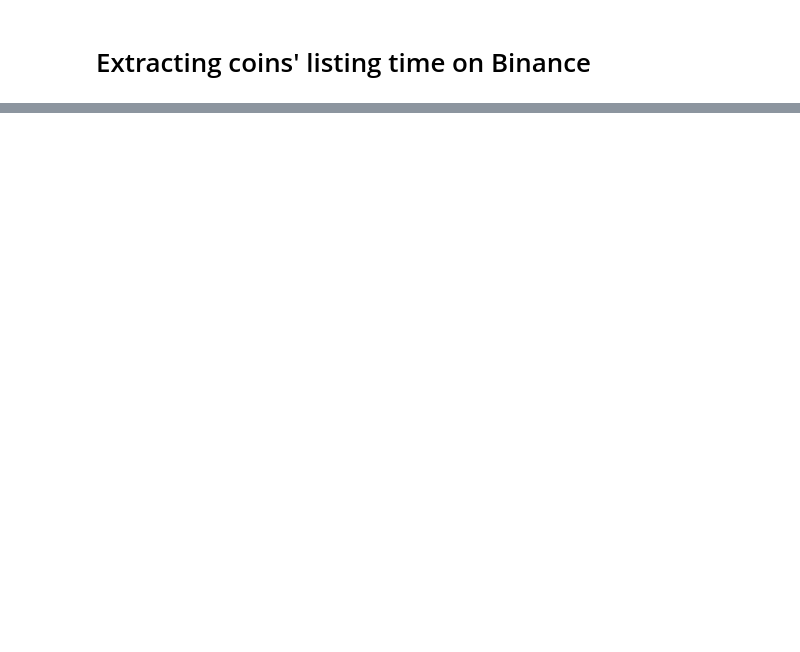
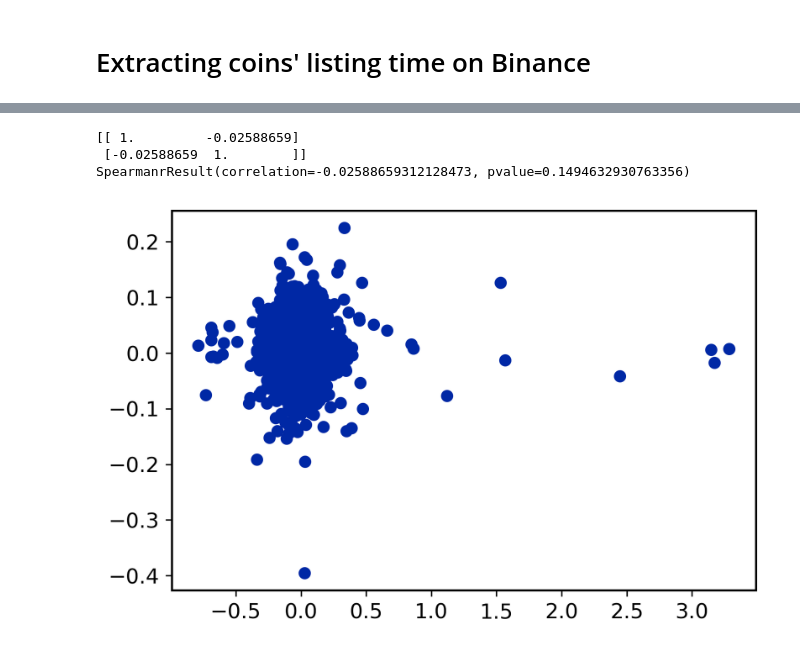
Before and after one commit to ZUZHYU/CTA-Strategy, a Jupyter notebook: All_coins_listing_statistics.ipynb, the cells around one changed output, grey strips where cells are left out. Cells and saved outputs as stored; diff of their text form; code cells hidden in the pictures; blank space fills up the shorter version.

```diff
--- a/All_coins_listing_statistics.ipynb
+++ b/All_coins_listing_statistics.ipynb
@@ -110,0 +197,47 @@ plt.show()
+# %%
+def coorelation_lag(price_series, factor_series, lag=0):
+    coeff = np.corrcoef(price_series,factor_series) if lag==0 else np.corrcoef(price_series[lag:],factor_series[:-lag])
+    return coeff[0,1]
+
+
+# print(np.corrcoef(btc_usdt['Volume'],btc_usdt['Number of Trades']))
+
+# volume_ratio = btc_usdt['Taker Buy Base Asset Volume']/(btc_usdt['Volume']-btc_usdt['Taker Buy Base Asset Volume'])
+volume_ratio = (2*btc_usdt['Taker Buy Base Asset Volume']-btc_usdt['Volume'])/(btc_usdt['Volume']
+                                                                               -btc_usdt['Taker Buy Base Asset Volume'])
+
+volume_ratio_bool = []
+for i in volume_ratio:
+    if i>0:
+        volume_ratio_bool.append(1)
+    elif i<0:
+        volume_ratio_bool.append(-1)
+    else:
+        volume_ratio_bool.append(0)
+
+
+
+return_rate = (np.array(btc_usdt['Close'])[1:]-np.array(btc_usdt['Close'])[:-1])/np.array(btc_usdt['Close'][:-1])
+return_rate_bool = []
+for i in return_rate:
+    if i>0:
+        return_rate_bool.append(1)
+    elif i<0:
+        return_rate_bool.append(-1)
+    else:
+        return_rate_bool.append(0)
+
+print(np.corrcoef(volume_ratio_bool[:-1],return_rate_bool))
+
+from scipy import stats
+res = stats.spearmanr(volume_ratio_bool[:-1],return_rate_bool)
+print(res)
+# %% [output]
+[[ 1.         -0.02588659]
+ [-0.02588659  1.        ]]
+SpearmanrResult(correlation=-0.02588659312128473, pvalue=0.1494632930763356)
+# %%
+plt.scatter(volume_ratio[:-1],return_rate)
+plt.show()
+# %% [output]
+[figure, added]
```
Also changed, not shown: parts of 9 cells of this notebook.
